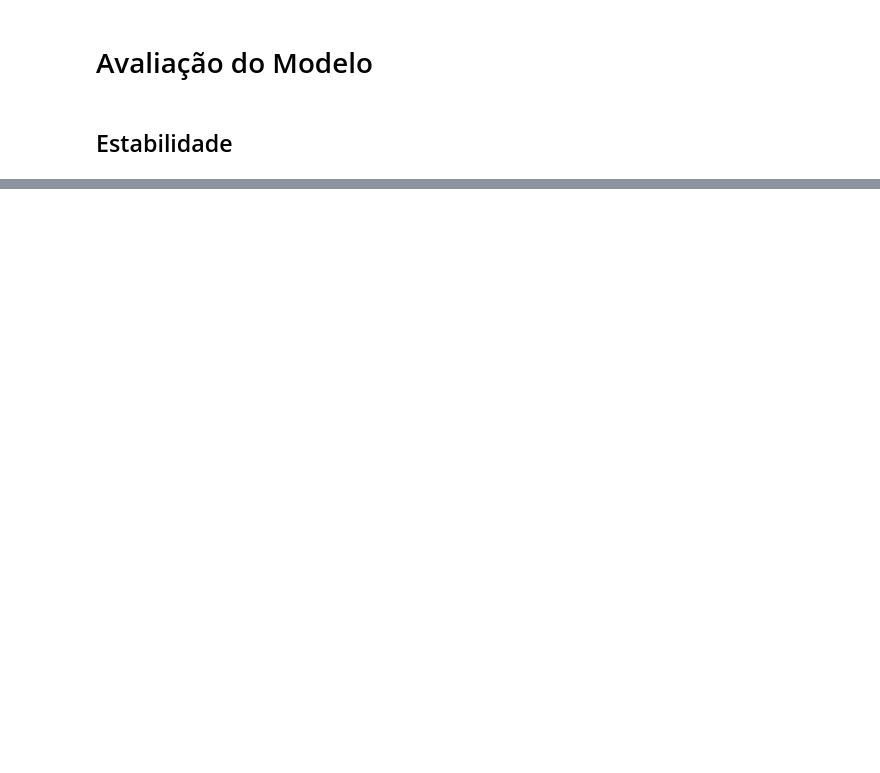
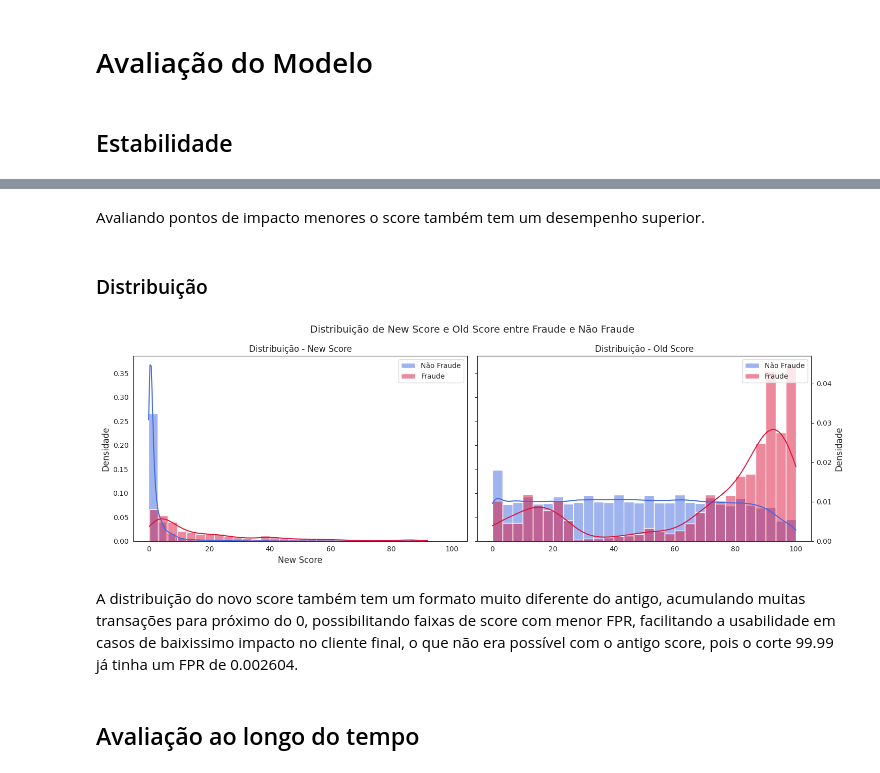
Before and after one commit to TiFalcom/meli-fraud, a Jupyter notebook: notebooks/12-Evaluate.ipynb, the cells around one changed output, grey strips where cells are left out. Drawn from its saved outputs; the diff is of its cells as text; code cells hidden in the pictures; blank space fills up the shorter version.

```diff
--- a/notebooks/12-Evaluate.ipynb
+++ b/notebooks/12-Evaluate.ipynb
@@ -64,0 +170,49 @@ df_thresholds.iloc[188:195,:]
+# %% [markdown]
+Avaliando pontos de impacto menores o score também tem um desempenho superior.
+# %% [markdown]
+### Distribuição
+# %%
+import seaborn as sns
+import matplotlib.pyplot as plt
+
+sns.set_style("white")
+
+fig, axes = plt.subplots(1, 2, figsize=(15, 5), sharex=True, sharey=True)
+
+
+sns.histplot(
+    data=df[df['fraude'] == 0], x="new_score", kde=True, stat="density",
+    bins=30, color="royalblue", alpha=0.5, label="Não Fraude", ax=axes[0]
+)
+sns.histplot(
+    data=df[df['fraude'] == 1], x="new_score", kde=True, stat="density",
+    bins=30, color="crimson", alpha=0.5, label="Fraude", ax=axes[0]
+)
+axes[0].set_title("Distribuição - New Score", fontsize=12)
+axes[0].set_xlabel("New Score", fontsize=12)
+axes[0].set_ylabel("Densidade", fontsize=12)
+axes[0].legend(loc="upper right")
+
+ax2 = axes[1].twinx()
+sns.histplot(
+    data=df[df['fraude'] == 0], x="score", kde=True, stat="density",
+    bins=30, color="royalblue", alpha=0.5, label="Não Fraude", ax=ax2
+)
+sns.histplot(
+    data=df[df['fraude'] == 1], x="score", kde=True, stat="density",
+    bins=30, color="crimson", alpha=0.5, label="Fraude", ax=ax2
+)
+ax2.set_title("Distribuição - Old Score", fontsize=12)
+ax2.set_xlabel("Old Score", fontsize=12)
+ax2.set_ylabel("Densidade", fontsize=12)
+ax2.legend(loc="upper right")
+
+plt.suptitle("Distribuição de New Score e Old Score entre Fraude e Não Fraude", fontsize=14)
+plt.tight_layout()
+plt.show()
+# %% [output]
+[figure, added]
+# %% [markdown]
+A distribuição do novo score também tem um formato muito diferente do antigo, acumulando muitas transações para próximo do 0, possibilitando faixas de score com menor FPR, facilitando a usabilidade em casos de baixissimo impacto no cliente final, o que não era possível com o antigo score, pois o corte 99.99 já tinha um FPR de 0.002604.
+# %% [markdown]
+## Avaliação ao longo do tempo
```
Also changed, not shown: parts of 24 cells of this notebook, 17 other files.
